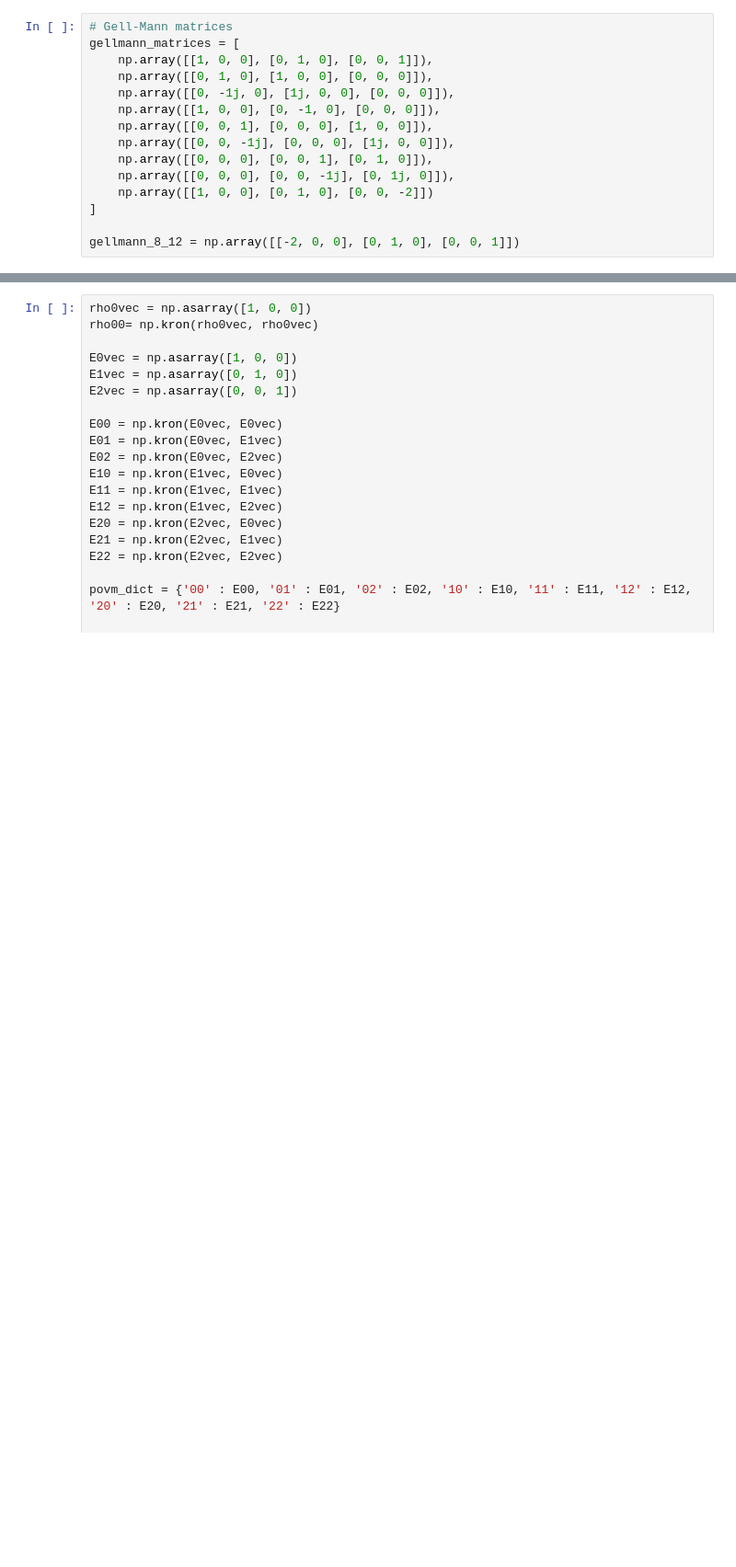
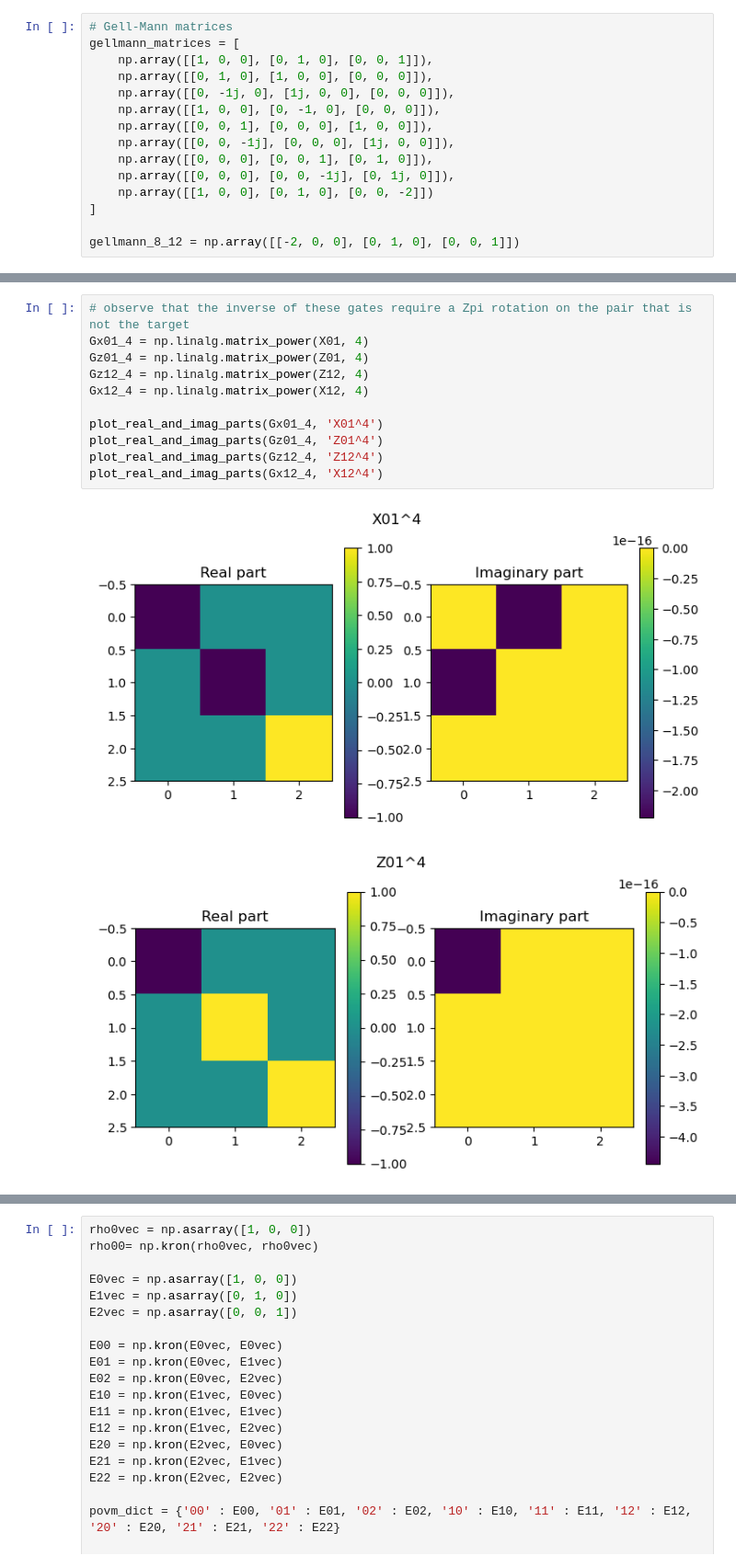
Before and after one commit to jpmarceaux/QutritRPE, a Jupyter notebook: qutrit_open.ipynb, the cells around one changed output, grey strips where cells are left out. Shown at 92% size. Drawn from its saved outputs; the diff is of its cells as text; blank space fills up the shorter version.

```diff
--- a/qutrit_open.ipynb
+++ b/qutrit_open.ipynb
@@ -45,0 +98,14 @@ def modelCZ(phis):
+# %%
+# observe that the inverse of these gates require a Zpi rotation on the pair that is not the target
+Gx01_4 = np.linalg.matrix_power(X01, 4)
+Gz01_4 = np.linalg.matrix_power(Z01, 4)
+Gz12_4 = np.linalg.matrix_power(Z12, 4)
+Gx12_4 = np.linalg.matrix_power(X12, 4)
+
+plot_real_and_imag_parts(Gx01_4, 'X01^4')
+plot_real_and_imag_parts(Gz01_4, 'Z01^4')
+plot_real_and_imag_parts(Gz12_4, 'Z12^4')
+plot_real_and_imag_parts(Gx12_4, 'X12^4')
+# %% [output]
+[figure, added]
+[figure, added]
```
Also changed, not shown: parts of 53 cells of this notebook.
